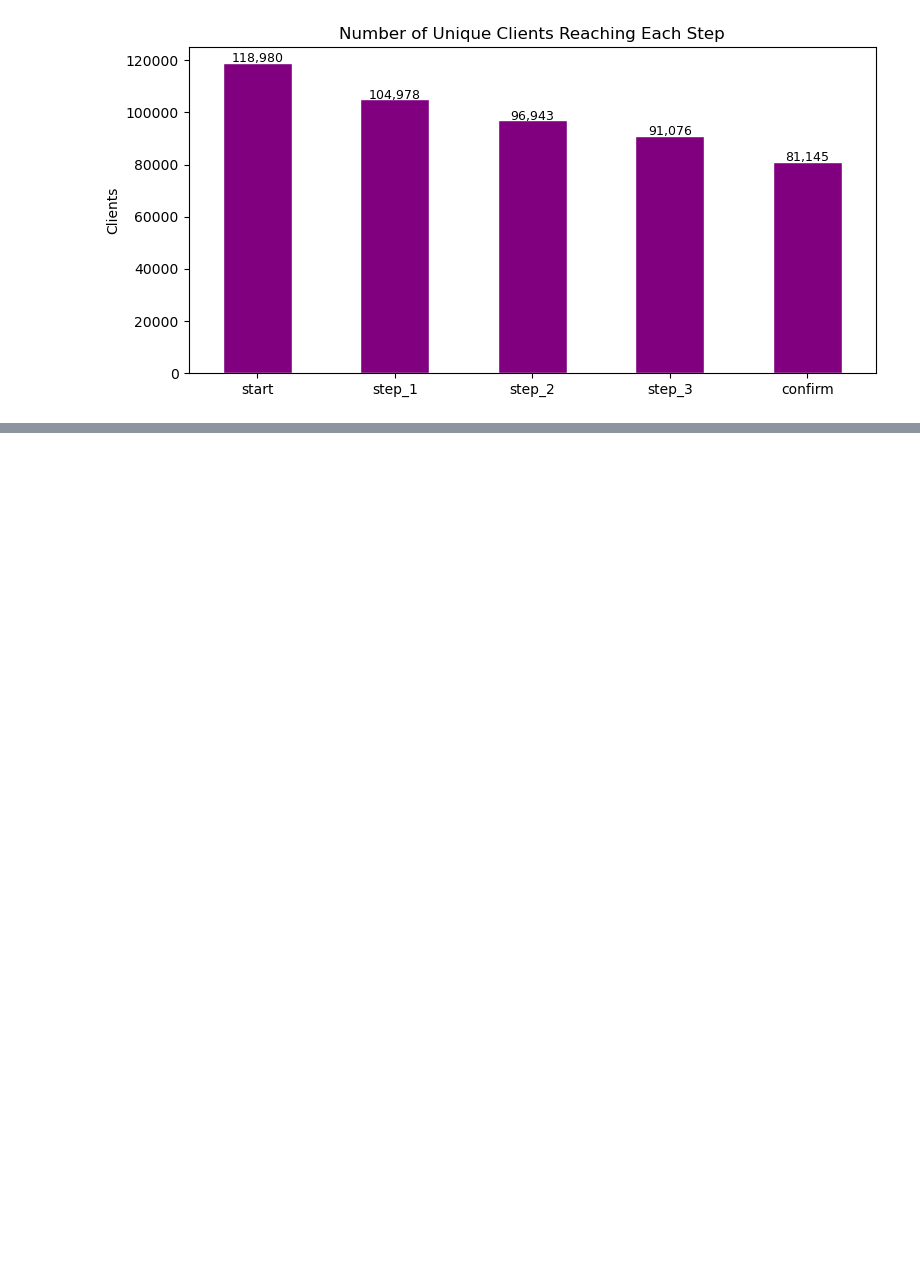
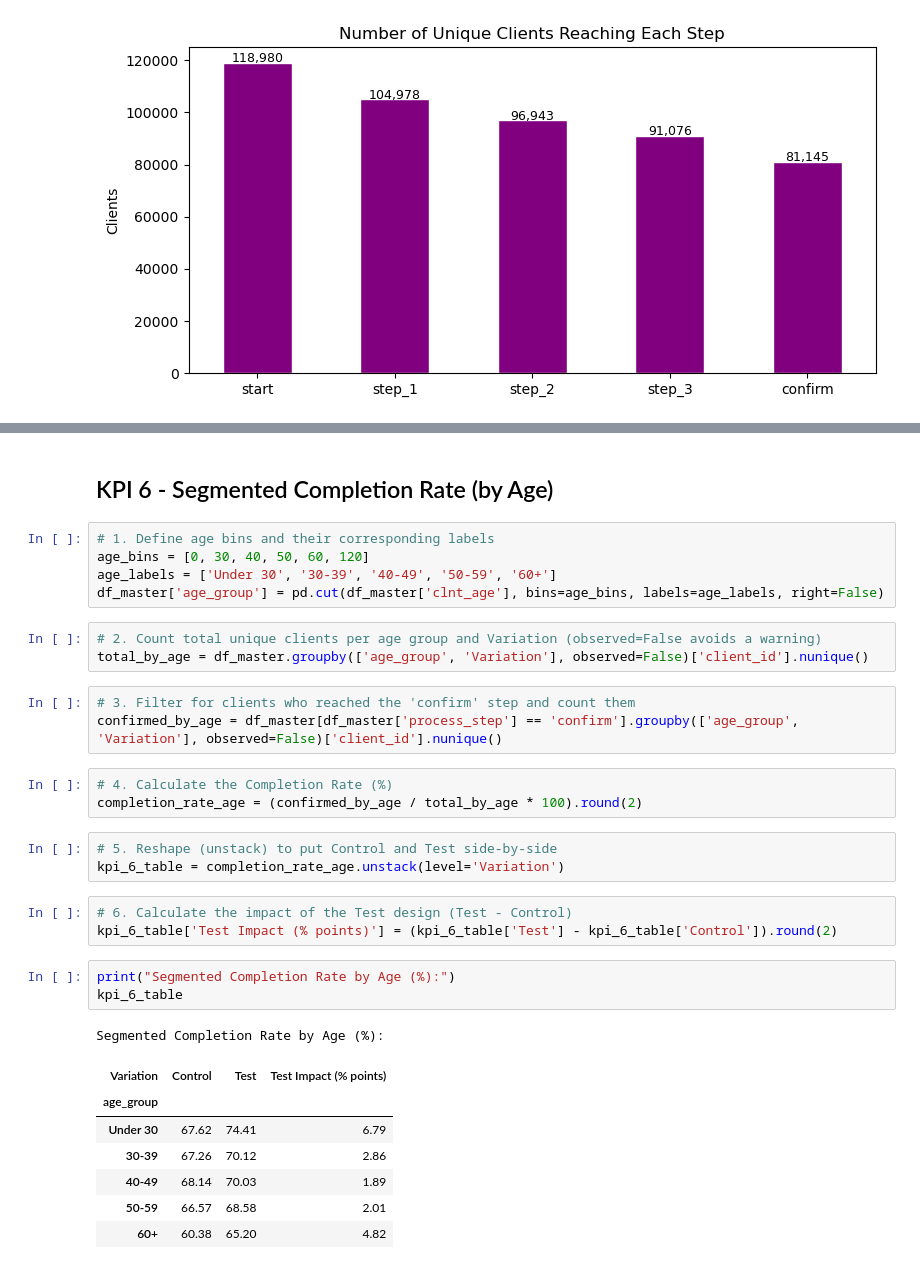
Before and after one commit to valeriaacevedog-arch/customer-experience-project, a Jupyter notebook: LGA_customer_exp.ipynb, the cells around one changed output, grey strips where cells are left out. Saved outputs shown, nothing was run; the diff lists cells and outputs as text; blank space fills up the shorter version.

```diff
--- a/LGA_customer_exp.ipynb
+++ b/LGA_customer_exp.ipynb
@@ -576,0 +666,34 @@ plt.show()
+# %% [markdown]
+## KPI 6 - Segmented Completion Rate (by Age)
+# %%
+# 1. Define age bins and their corresponding labels
+age_bins = [0, 30, 40, 50, 60, 120]
+age_labels = ['Under 30', '30-39', '40-49', '50-59', '60+']
+df_master['age_group'] = pd.cut(df_master['clnt_age'], bins=age_bins, labels=age_labels, right=False)
+# %%
+# 2. Count total unique clients per age group and Variation (observed=False avoids a warning)
+total_by_age = df_master.groupby(['age_group', 'Variation'], observed=False)['client_id'].nunique()
+# %%
+# 3. Filter for clients who reached the 'confirm' step and count them
+confirmed_by_age = df_master[df_master['process_step'] == 'confirm'].groupby(['age_group', 'Variation'], observed=False)['client_id'].nunique()
+# %%
+# 4. Calculate the Completion Rate (%)
+completion_rate_age = (confirmed_by_age / total_by_age * 100).round(2)
+# %%
+# 5. Reshape (unstack) to put Control and Test side-by-side
+kpi_6_table = completion_rate_age.unstack(level='Variation')
+# %%
+# 6. Calculate the impact of the Test design (Test - Control)
+kpi_6_table['Test Impact (% points)'] = (kpi_6_table['Test'] - kpi_6_table['Control']).round(2)
+# %%
+print("Segmented Completion Rate by Age (%):")
+kpi_6_table
+# %% [output]
+Segmented Completion Rate by Age (%):
+| Variation | Control | Test | Test Impact (% points) |
+| age_group |  |  |  |
+| Under 30 | 67.62 | 74.41 | 6.79 |
+| 30-39 | 67.26 | 70.12 | 2.86 |
+| 40-49 | 68.14 | 70.03 | 1.89 |
+| 50-59 | 66.57 | 68.58 | 2.01 |
+| 60+ | 60.38 | 65.20 | 4.82 |
```
Also changed, not shown: parts of 39 cells of this notebook, 1 other file.
